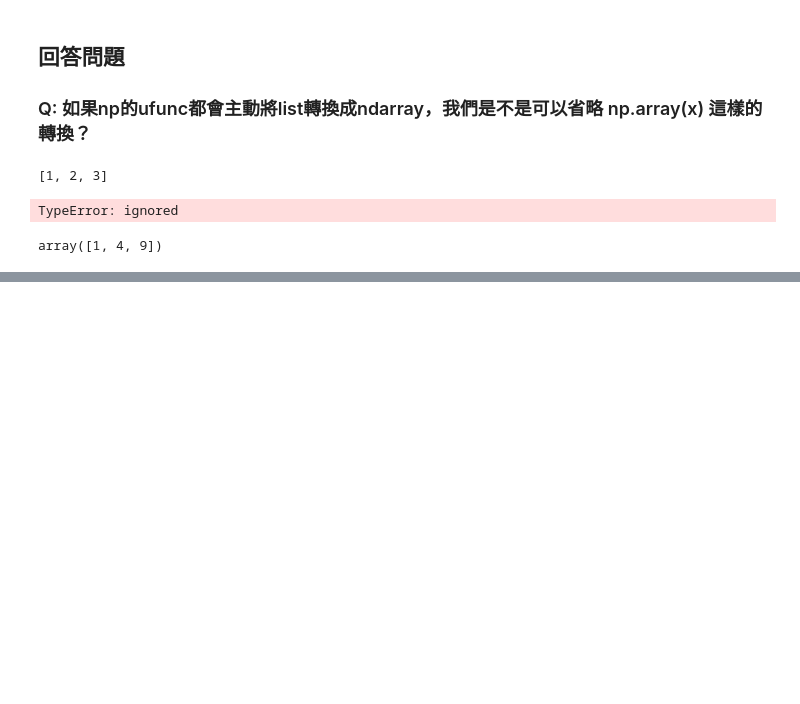
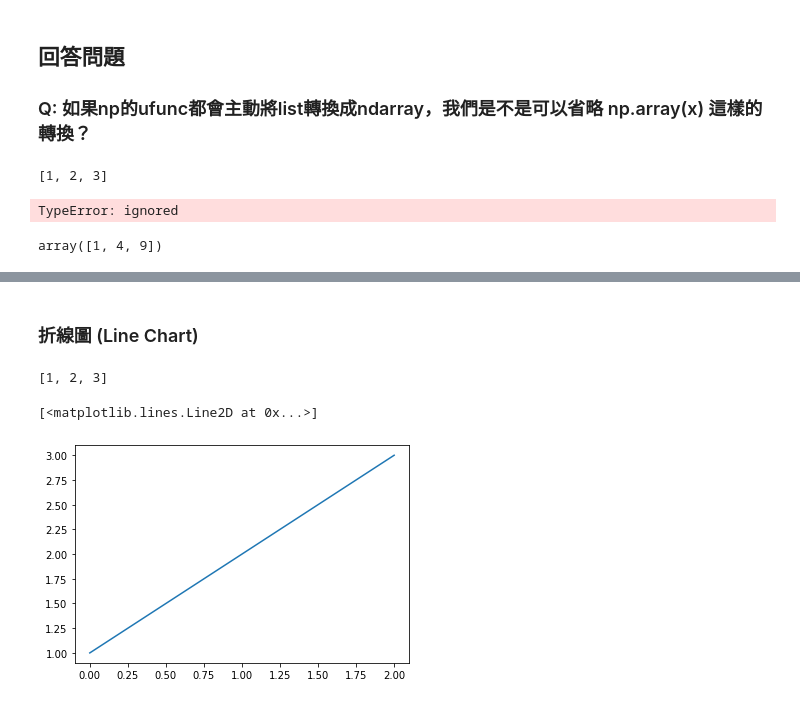
Before and after one commit to taipeihugo/20230205_python_byVictorGau, a Jupyter notebook: 20230219_Victor.ipynb, the cells around one changed output, grey strips where cells are left out. Saved outputs shown, nothing was run; the diff lists cells and outputs as text; code cells hidden in the pictures; blank space fills up the shorter version.

```diff
--- a/20230219_Victor.ipynb
+++ b/20230219_Victor.ipynb
@@ -377,0 +437,11 @@ array([1, 4, 9])
+# %% [markdown]
+### 折線圖 (Line Chart)
+# %%
+x
+# %% [output]
+[1, 2, 3]
+# %%
+plt.plot(x)
+# %% [output]
+[<matplotlib.lines.Line2D at 0x...>]
+[figure, added]
```
Also changed, not shown: parts of 101 cells of this notebook.
